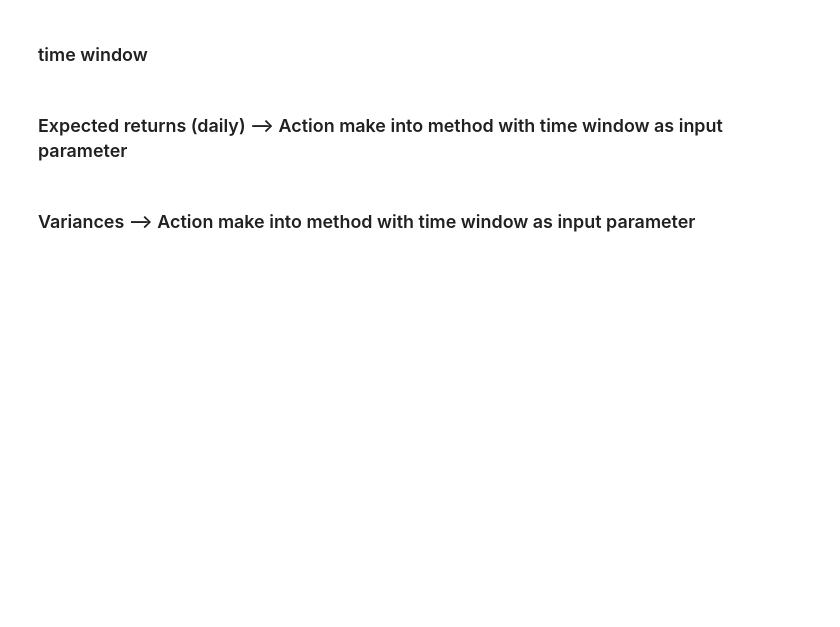
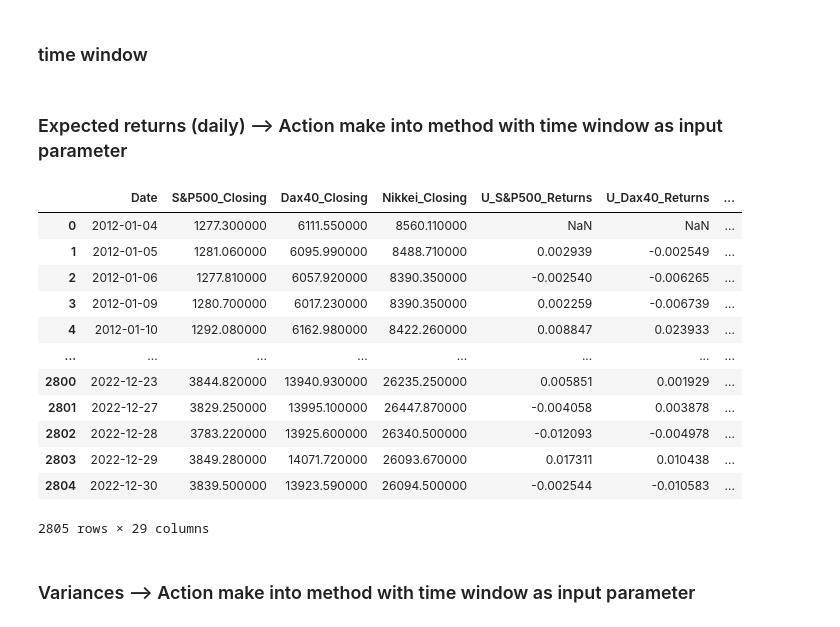
Before and after one commit to Dhruvs120/Quantitative_Risk_Management_Assignments, a Jupyter notebook: initial_notebook.ipynb, the cells around one changed output. Drawn from its saved outputs; the diff is of its cells as text; code cells hidden in the pictures; blank space fills up the shorter version.

```diff
--- a/initial_notebook.ipynb
+++ b/initial_notebook.ipynb
@@ -165,6 +165,30 @@ def calculate_expected_daily_returns(time_window, current_date):
         )
     }
     return expected_returns
+# %%
+# Create Portfolio_loss column as the sum of the 4 loss components
+main_df['Portfolio_loss'] = (
+    main_df['C_S&P500_Loss'] +
+    main_df['C_Dax40_Loss'] +
+    main_df['C_Nikkei_Loss'] +
+    main_df['Interest_Bond_Loss']
+)
+# %%
+main_df
+# %% [output]
+|  | Date | S&P500_Closing | Dax40_Closing | Nikkei_Closing | U_S&P500_Returns | U_Dax40_Returns | ... |
+| 0 | 2012-01-04 | 1277.300000 | 6111.550000 | 8560.110000 | NaN | NaN | ... |
+| 1 | 2012-01-05 | 1281.060000 | 6095.990000 | 8488.710000 | 0.002939 | -0.002549 | ... |
+| 2 | 2012-01-06 | 1277.810000 | 6057.920000 | 8390.350000 | -0.002540 | -0.006265 | ... |
+| 3 | 2012-01-09 | 1280.700000 | 6017.230000 | 8390.350000 | 0.002259 | -0.006739 | ... |
+| 4 | 2012-01-10 | 1292.080000 | 6162.980000 | 8422.260000 | 0.008847 | 0.023933 | ... |
+| ... | ... | ... | ... | ... | ... | ... | ... |
+| 2800 | 2022-12-23 | 3844.820000 | 13940.930000 | 26235.250000 | 0.005851 | 0.001929 | ... |
+| 2801 | 2022-12-27 | 3829.250000 | 13995.100000 | 26447.870000 | -0.004058 | 0.003878 | ... |
+| 2802 | 2022-12-28 | 3783.220000 | 13925.600000 | 26340.500000 | -0.012093 | -0.004978 | ... |
+| 2803 | 2022-12-29 | 3849.280000 | 14071.720000 | 26093.670000 | 0.017311 | 0.010438 | ... |
+| 2804 | 2022-12-30 | 3839.500000 | 13923.590000 | 26094.500000 | -0.002544 | -0.010583 | ... |
+2805 rows × 29 columns
 # %% [markdown]
 ### Variances --> Action make into method with time window as input parameter
 # %% [markdown]
```
Also changed, not shown: parts of 4 cells of this notebook.
